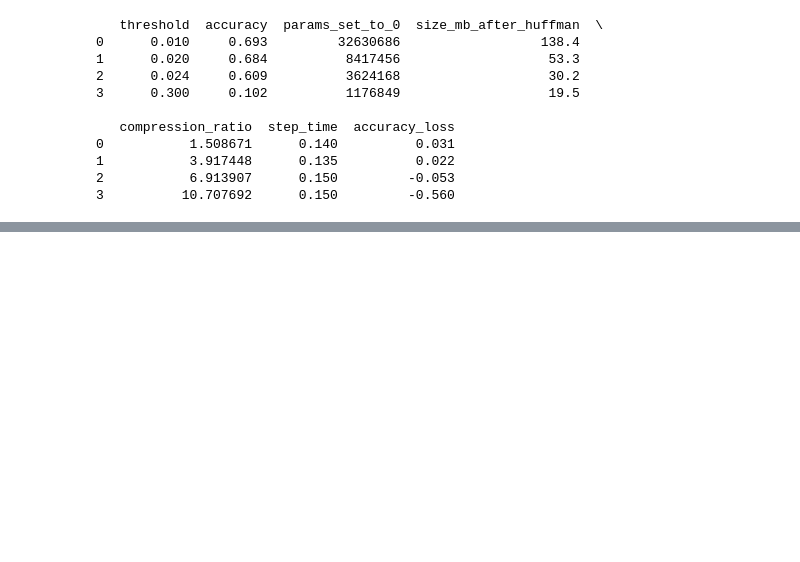
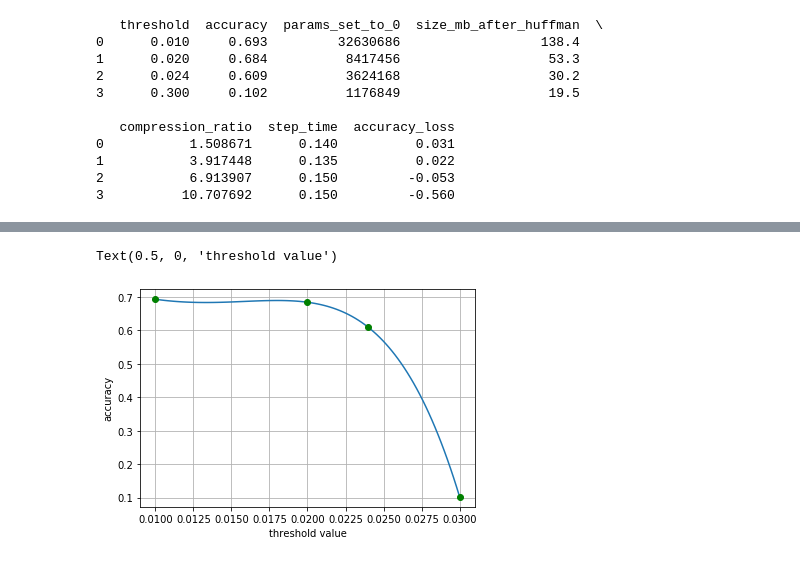
Before and after one commit to oanaucs/quant, a Jupyter notebook: compressed_network/eval/AlexNet_accuracy_vs_compression.ipynb, the cells around one changed output, grey strips where cells are left out. Saved outputs shown, nothing was run; the diff lists cells and outputs as text; code cells hidden in the pictures; blank space fills up the shorter version.

```diff
--- a/compressed_network/eval/AlexNet_accuracy_vs_compression.ipynb
+++ b/compressed_network/eval/AlexNet_accuracy_vs_compression.ipynb
@@ -183,0 +232,15 @@ No handles with labels found to put in legend.
+# %%
+# plot points
+fig, ax = plt.subplots()
+ax.grid()
+poly = np.polyfit(threshold_data['threshold'], threshold_data['accuracy'], 5)
+x = np.linspace(threshold_data['threshold'].min(), threshold_data['threshold'].max(), 100)
+p = np.poly1d(poly)
+plt.plot(x, p(x))
+plt.plot(threshold_data['threshold'], threshold_data['accuracy'], 'bo', color='green')
+plt.ylabel('accuracy')
+plt.xlabel('threshold value')
+# plt.legend(bbox_to_anchor=(1.05, 1), loc='upper left', borderaxespad=0.)
+# %% [output]
+Text(0.5, 0, 'threshold value')
+[figure, added]
```
Also changed, not shown: parts of 9 cells of this notebook, 13 other files.
